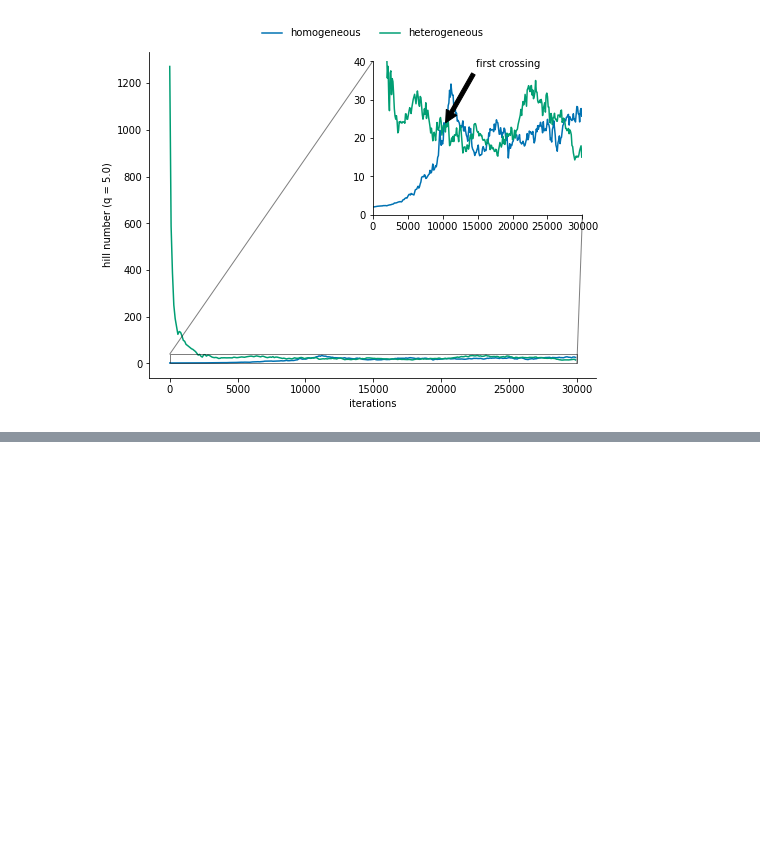
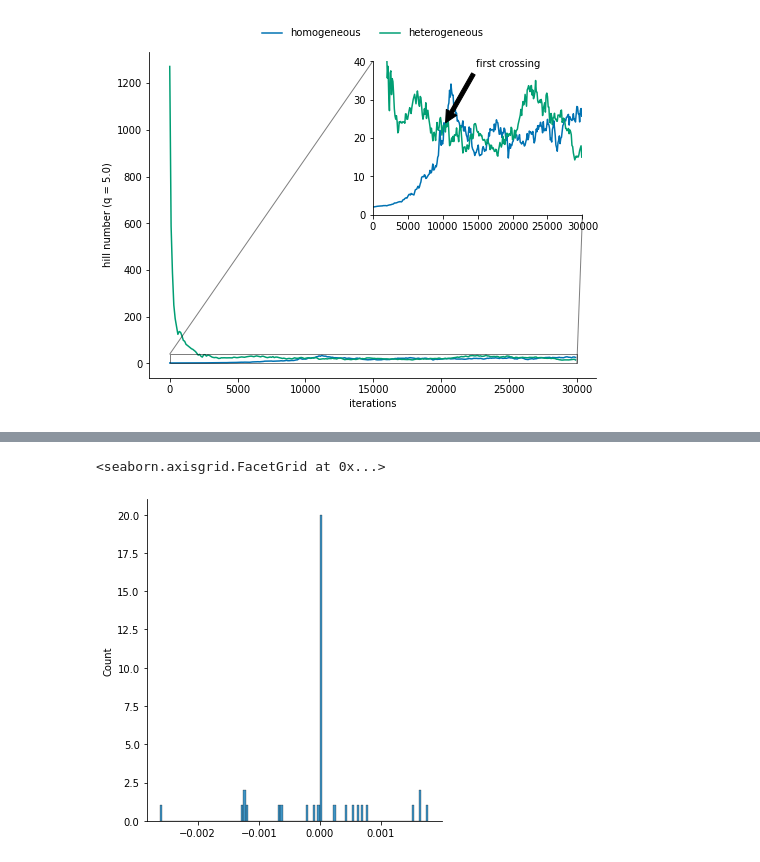
Before and after one commit to annenna4/Interplay-between-age-structure-and-cultural-transmission, a Jupyter notebook: notebooks/demo.ipynb, the cells around one changed output, grey strips where cells are left out. Drawn from its saved outputs; the diff is of its cells as text; code cells hidden in the pictures; blank space fills up the shorter version.

```diff
--- a/notebooks/demo.ipynb
+++ b/notebooks/demo.ipynb
@@ -69,0 +84,7 @@ Text(0.8, 0.95, 'first crossing')
+# %%
+import seaborn as sns
+
+sns.displot(data.theta[:, 0])
+# %% [output]
+<seaborn.axisgrid.FacetGrid at 0x...>
+[figure, added]
```
Also changed, not shown: parts of 3 cells of this notebook.
